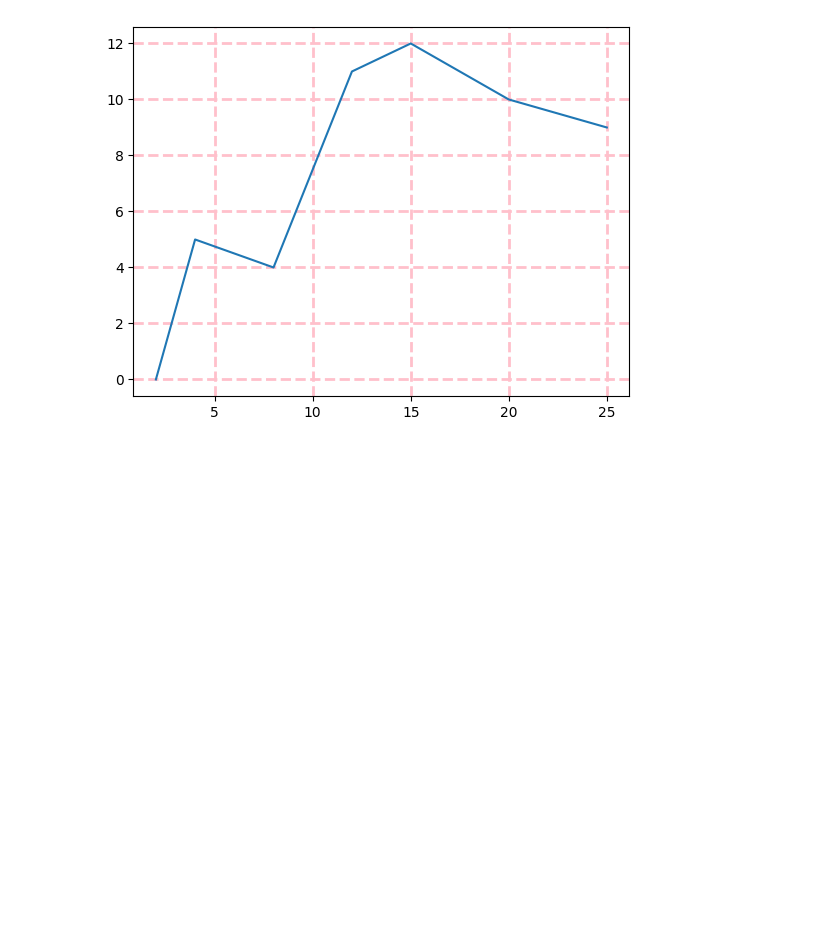
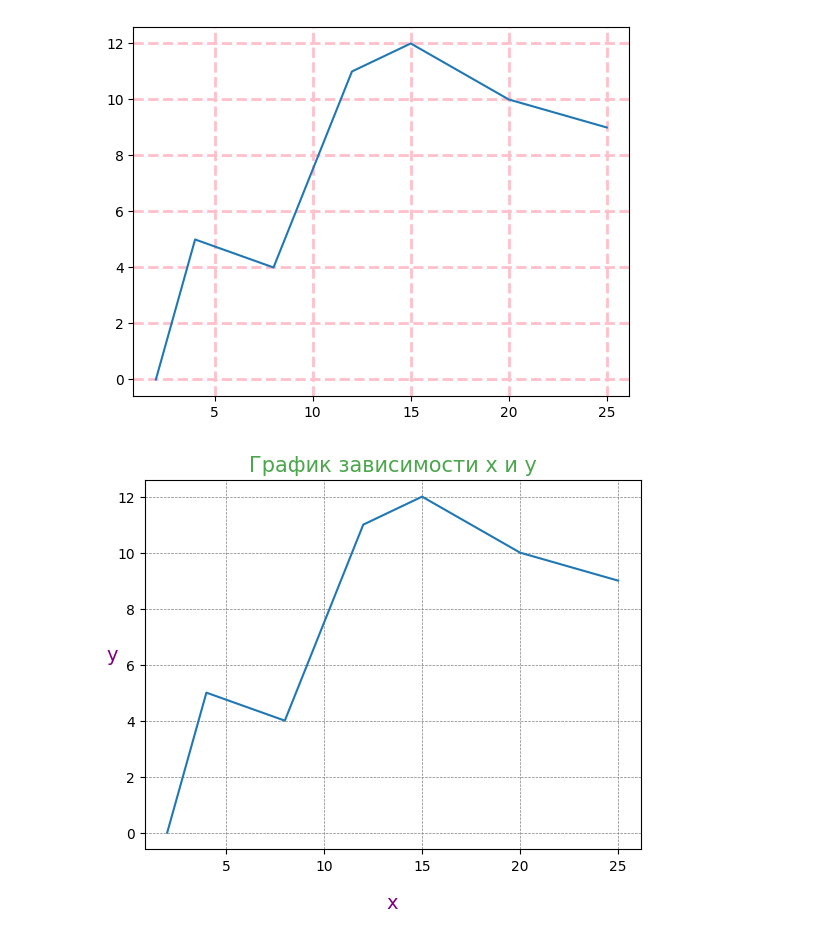
Before and after one commit to Putinka1993/notes, a Jupyter notebook: jupyter notebook/matplotlib/matplotlib.ipynb, the cells around one changed output. Cells and saved outputs as stored; diff of their text form; code cells hidden in the pictures; blank space fills up the shorter version.

```diff
--- a/jupyter notebook/matplotlib/matplotlib.ipynb
+++ b/jupyter notebook/matplotlib/matplotlib.ipynb
@@ -35,3 +35,15 @@ plt.plot(df['x'], df['y'])
 plt.grid(color='pink', linestyle='--', linewidth=2, alpha=1, axis='both')
 # %% [output]
 [figure]
+# %%
+plt.plot(df['x'], df['y'])
+plt.grid(color='grey', linestyle='--', linewidth=0.5)
+
+plt.title('График зависимости x и y', fontsize=15, color='green', alpha=0.7)
+
+plt.xlabel(df.columns[0], fontsize=14, color='purple', labelpad=15)
+plt.ylabel(df.columns[1], fontsize=14, color='purple', labelpad=1, rotation=0)
+
+plt.show()
+# %% [output]
+[figure, added]
```
